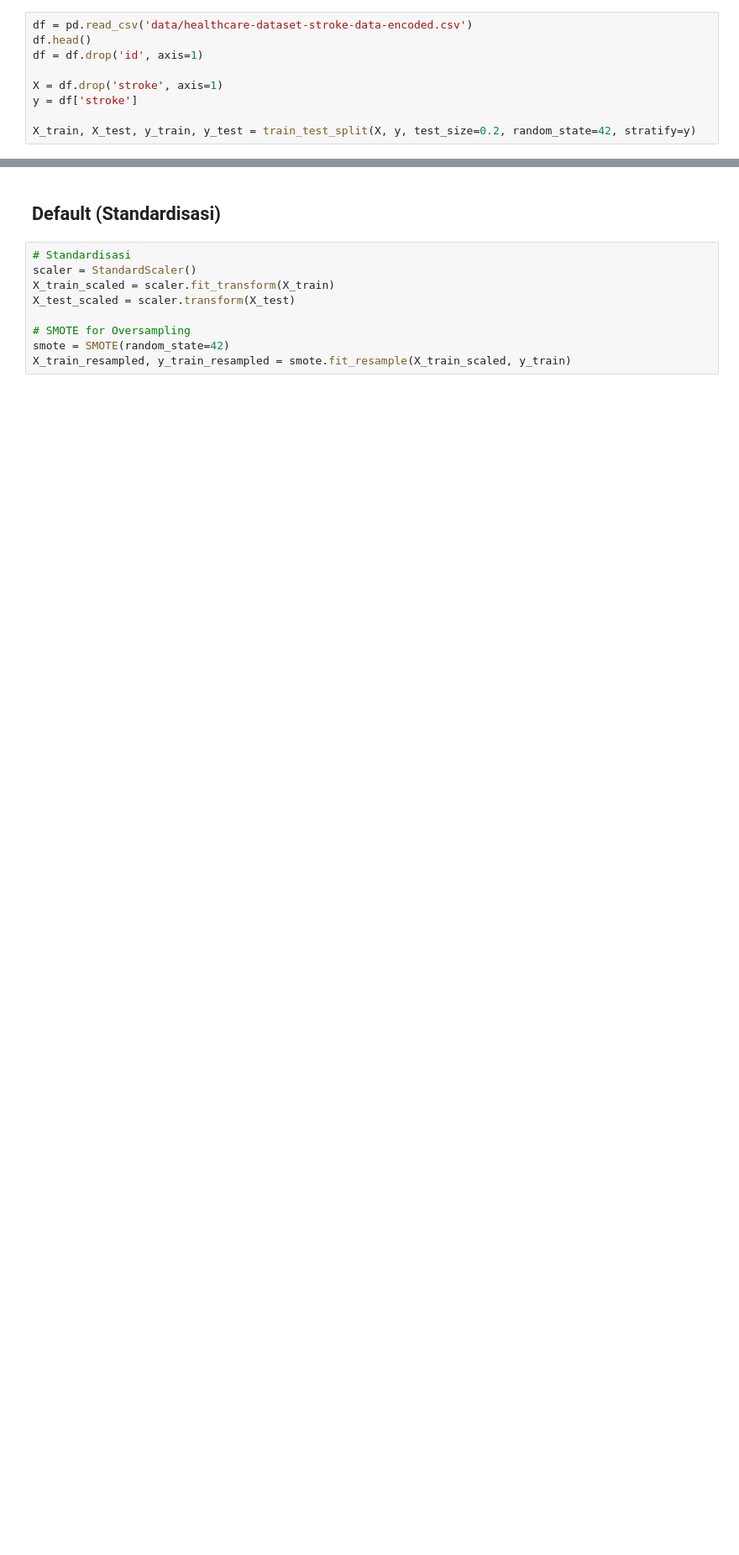
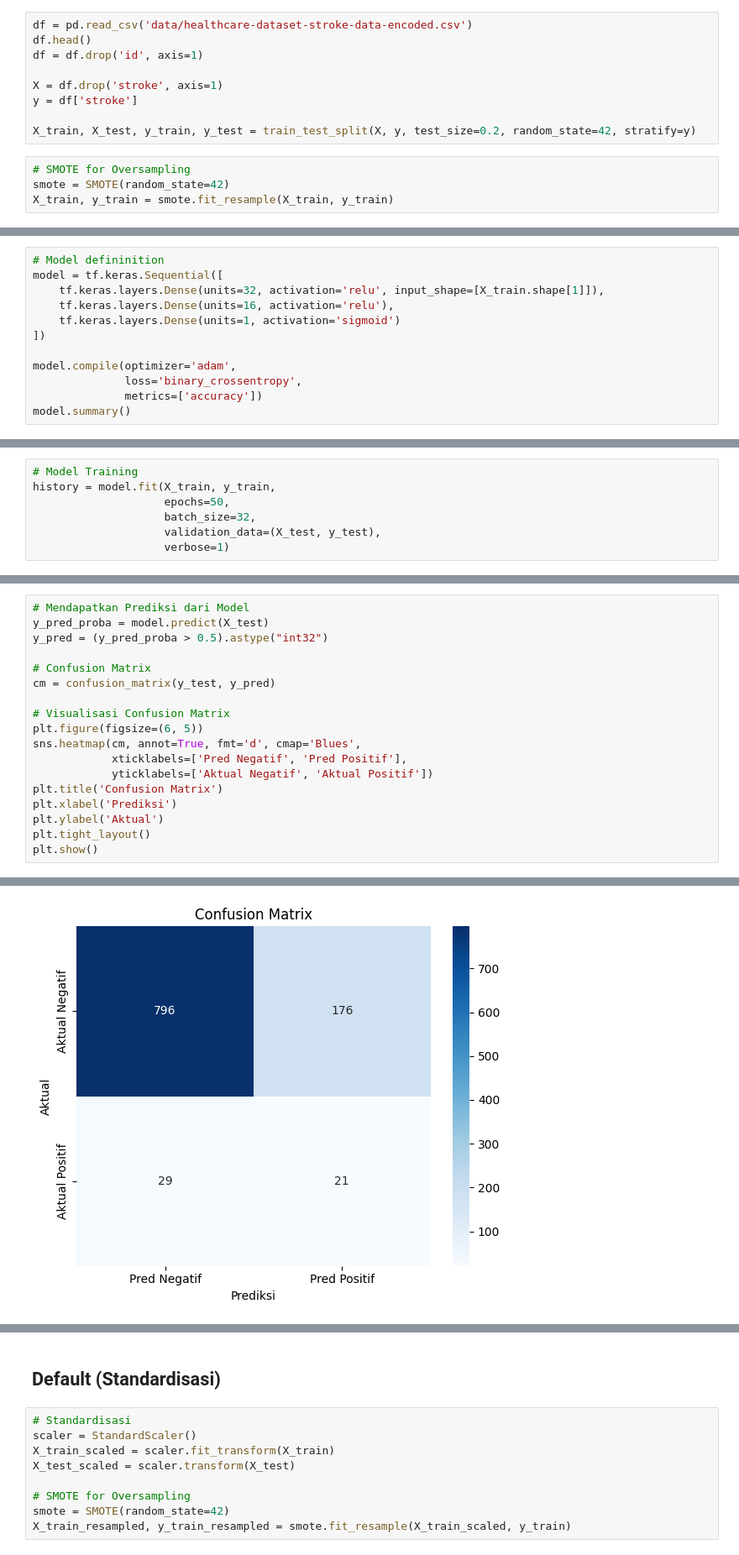
Before and after one commit to PUTAXD/FP_MachineLearning, a Jupyter notebook: ANN.ipynb, the cells around one changed output, grey strips where cells are left out. Shown at 84% size. Saved outputs shown, nothing was run; the diff lists cells and outputs as text; blank space fills up the shorter version.

```diff
--- a/ANN.ipynb
+++ b/ANN.ipynb
@@ -35,3 +22,7 @@ X = df.drop('stroke', axis=1)
 y = df['stroke']
 
 X_train, X_test, y_train, y_test = train_test_split(X, y, test_size=0.2, random_state=42, stratify=y)
+# %%
+# SMOTE for Oversampling
+smote = SMOTE(random_state=42)
+X_train, y_train = smote.fit_resample(X_train, y_train)
@@ -37,0 +31,12 @@ X_train, X_test, y_train, y_test = train_test_split(X, y, test_size=0.2, random_
+# %%
+# Model defininition
+model = tf.keras.Sequential([
+    tf.keras.layers.Dense(units=32, activation='relu', input_shape=[X_train.shape[1]]),
+    tf.keras.layers.Dense(units=16, activation='relu'),
+    tf.keras.layers.Dense(units=1, activation='sigmoid')
+])
+
+model.compile(optimizer='adam',
+              loss='binary_crossentropy',
+              metrics=['accuracy'])
+model.summary()
@@ -37,0 +57,7 @@ X_train, X_test, y_train, y_test = train_test_split(X, y, test_size=0.2, random_
+# %%
+# Model Training
+history = model.fit(X_train, y_train,
+                    epochs=50,
+                    batch_size=32,
+                    validation_data=(X_test, y_test),
+                    verbose=1)
@@ -37,0 +82,19 @@ X_train, X_test, y_train, y_test = train_test_split(X, y, test_size=0.2, random_
+# %%
+# Mendapatkan Prediksi dari Model
+y_pred_proba = model.predict(X_test)
+y_pred = (y_pred_proba > 0.5).astype("int32")
+
+# Confusion Matrix
+cm = confusion_matrix(y_test, y_pred)
+
+# Visualisasi Confusion Matrix
+plt.figure(figsize=(6, 5))
+sns.heatmap(cm, annot=True, fmt='d', cmap='Blues',
+            xticklabels=['Pred Negatif', 'Pred Positif'],
+            yticklabels=['Aktual Negatif', 'Aktual Positif'])
+plt.title('Confusion Matrix')
+plt.xlabel('Prediksi')
+plt.ylabel('Aktual')
+plt.tight_layout()
+plt.show()
+# %% [output]
@@ -37,0 +102 @@ X_train, X_test, y_train, y_test = train_test_split(X, y, test_size=0.2, random_
+[figure, added]
```
Also changed, not shown: parts of 13 cells of this notebook, 1 other file.
